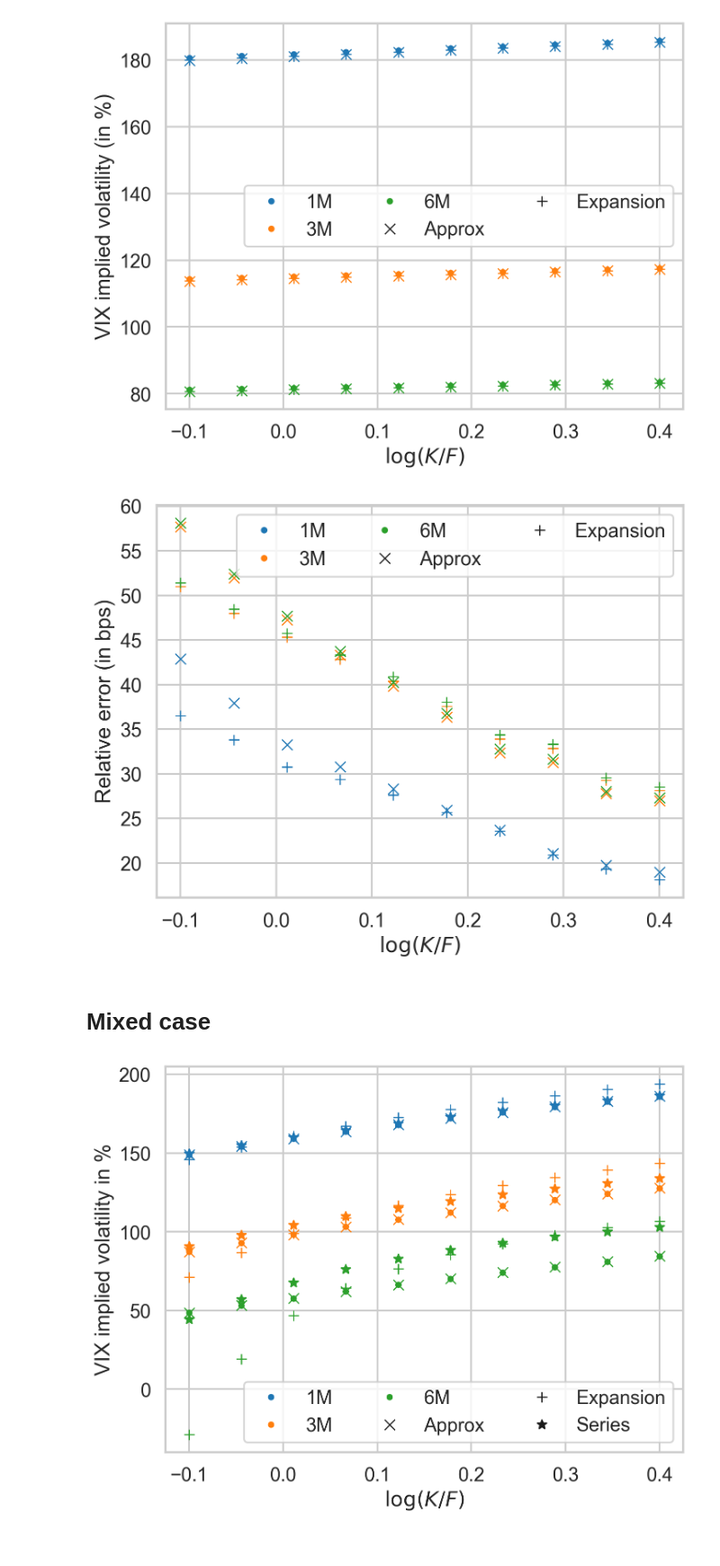
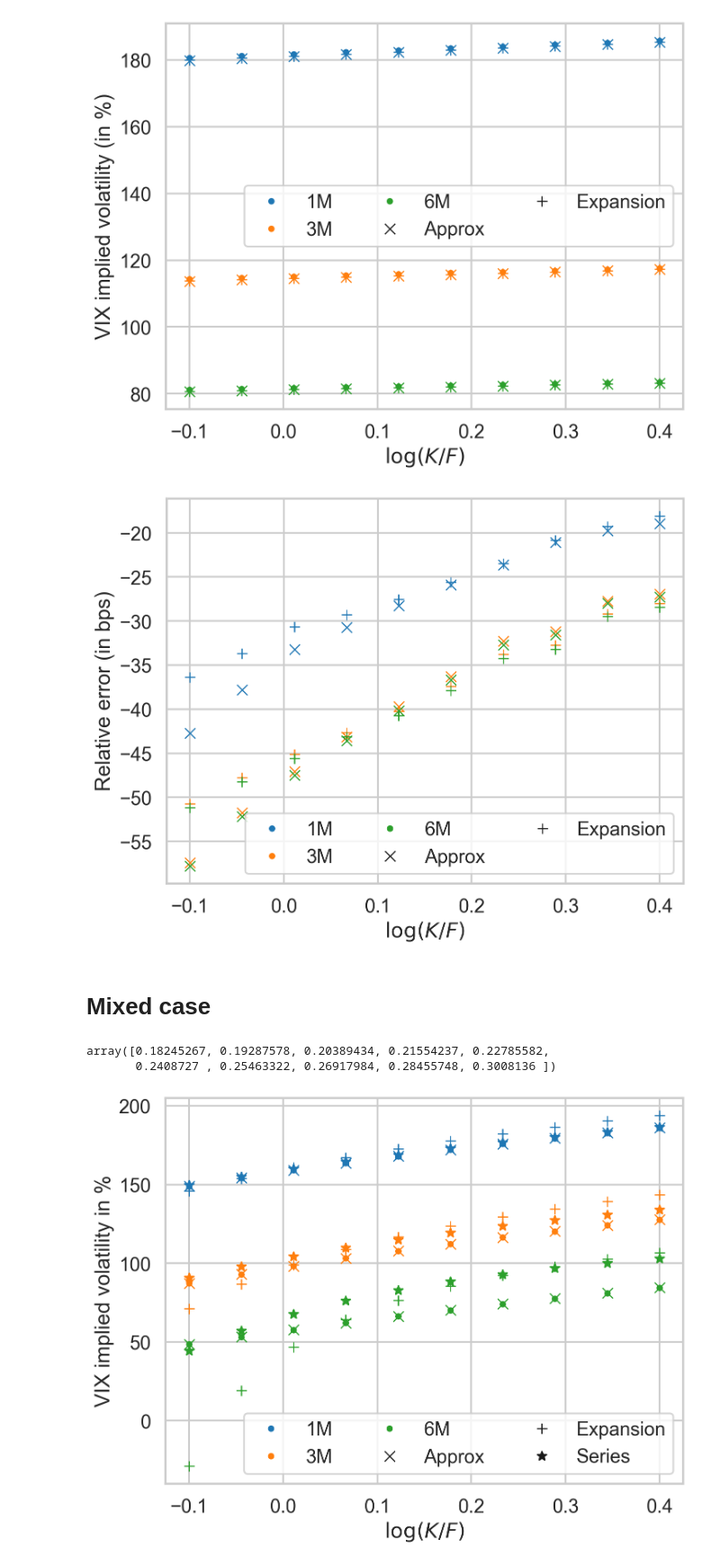
Before and after one commit to fbourgey/rough-bergomi, a Jupyter notebook: vix_weak_approx_bergomi.ipynb, the cells around one changed output. Shown at 90% size. Saved outputs shown, nothing was run; the diff lists cells and outputs as text; code cells hidden in the pictures.

```diff
--- a/vix_weak_approx_bergomi.ipynb
+++ b/vix_weak_approx_bergomi.ipynb
@@ -101,28 +103,32 @@ plt.show()
 # %%
 # relative errors
 rel_error_approx = [
-    relative_error(impvol_vix_approx[month], impvol_vix[month]) for month in mats
+    relative_error(true_value=impvol_vix[month], approx_value=impvol_vix_approx[month])
+    for month in mats
 ]
 rel_error_expansion = [
-    relative_error(impvol_vix_expansion[month], impvol_vix[month]) for month in mats
+    relative_error(
+        true_value=impvol_vix[month], approx_value=impvol_vix_expansion[month]
+    )
+    for month in mats
 ]
 
 fig, ax = plt.subplots()
 for i, month in enumerate(mats.keys()):
     ax.plot(ks, 1e4 * rel_error_approx[i], "x", color=COLORS[i])
     ax.plot(ks, 1e4 * rel_error_expansion[i], "+", color=COLORS[i])
     ax.plot([], [], ".", color=COLORS[i], label=f"{month}")
 ax.plot([], [], "kx", label="Approx")
 ax.plot([], [], "k+", label="Expansion")
 ax.set_xlabel(r"$\log(K/F)$")
 ax.set_ylabel("Relative error (in bps)")
 ax.legend(loc="best", ncol=3)
 # ax.set_ylim(-0.05, 0.05)
 # plt.ticklabel_format(axis="y", style="sci", scilimits=(0, 0))
-fig.savefig(f"figures/vix_one_bergomi_error_{set_name}.pdf", bbox_inches="tight")
+# fig.savefig(f"figures/vix_one_bergomi_error_{set_name}.pdf", bbox_inches="tight")
 plt.show()
 # %% [output]
-[figure, old version]
+[figure, new version]
 # %% [markdown]
 # Mixed case
 # %%
@@ -139,6 +145,11 @@ xi0 = lambda u: np.ones_like(u) * 0.2**2
 
 onebergomi = OneFactorBergomi(rho=rho, xi0=xi0, params=params)
 ks = np.linspace(-0.1, 0.4, 10)
+# %%
+onebergomi.price_vix_fut(T=0.2, n_quad=120) * np.exp(ks)
+# %% [output]
+array([0.18245267, 0.19287578, 0.20389434, 0.21554237, 0.22785582,
+       0.2408727 , 0.25463322, 0.26917984, 0.28455748, 0.3008136 ])
 # %%
 # VIX implied volatilities
 n_quad = 120
```
Also changed, not shown: parts of 1 cell of this notebook, 1 other file.
